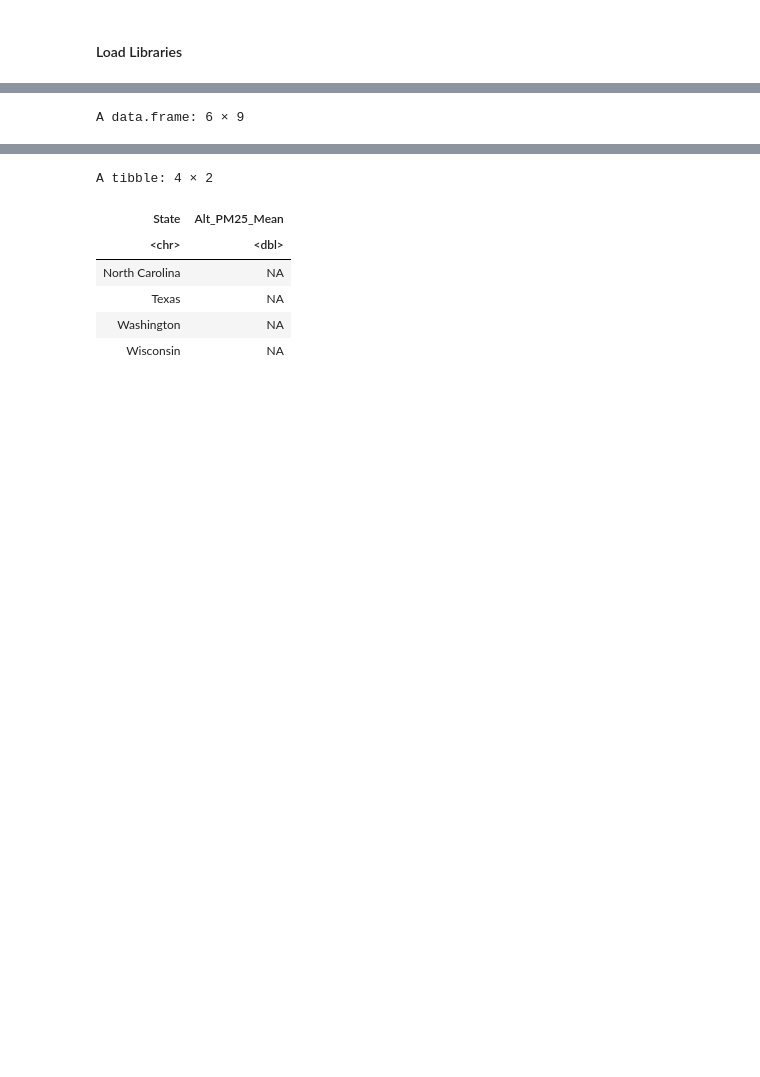
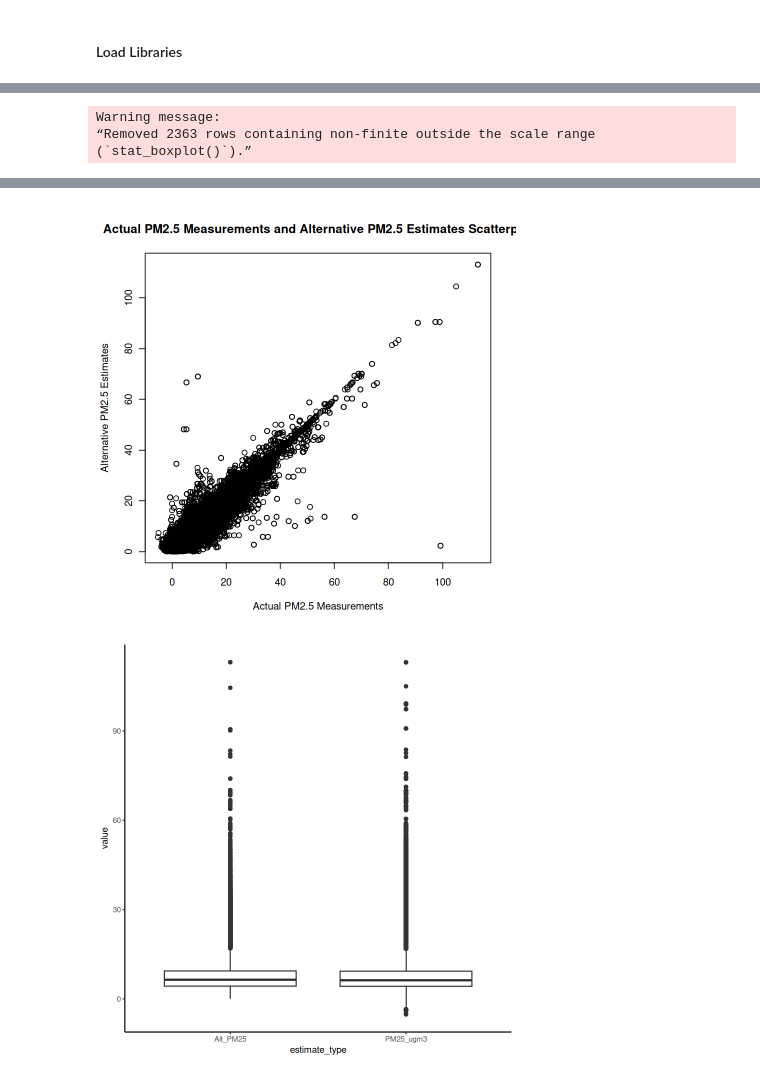
Before and after one commit to sethmgerhart/yale_capstone_public, a Jupyter notebook: A_analysis/air_monitors/C_air_monitors_w_alt_data_QA_check.ipynb, the cells around one changed output, grey strips where cells are left out. Saved outputs shown, nothing was run; the diff lists cells and outputs as text; code cells hidden in the pictures; blank space fills up the shorter version.

```diff
--- a/A_analysis/air_monitors/C_air_monitors_w_alt_data_QA_check.ipynb
+++ b/A_analysis/air_monitors/C_air_monitors_w_alt_data_QA_check.ipynb
@@ -191,9 +125,22 @@ print("Successfully exported dataset!")
 # %%
-#Purpose of Cell Block: Load Processed AQM+AltPM25 Dataset
-head(DF_monitors_on_date_subset)
-DF_check_subset <- DF_monitors_on_date_subset %>%
-    group_by(State) %>%
-    summarise(Alt_PM25_Mean = mean(Alt_PM25))
-DF_check_subset
+#Purpose of Cell: Assess variabels for possible correlation and identify any outliers
+plot(
+    x = DF_altpm25_processed$PM25_ugm3,
+    y = DF_altpm25_processed$Alt_PM25,
+    xlab = "Actual PM2.5 Measurements",
+    ylab = "Alternative PM2.5 Estimates",
+    main = "Actual PM2.5 Measurements and Alternative PM2.5 Estimates Scatterplot"
+)
+
+#Look for outliers
+DF_altpm25_processed %>%
+    pivot_longer(c(PM25_ugm3, Alt_PM25), names_to="estimate_type", values_to="value") %>%
+    ggplot(aes(x=estimate_type, y=value)) +
+    geom_boxplot() +
+    theme_classic()
+
+#Conclusion: The variables appear to correlate well with each other, though there are several outliers that may need to be addressed.
 # %% [output]
-A data.frame: 6 × 9
+Warning message:
+“Removed 2363 rows containing non-finite outside the scale range
+(`stat_boxplot()`).”
@@ -208,7 +147,2 @@ A data.frame: 6 × 9
-A tibble: 4 × 2
-| State | Alt_PM25_Mean |
-| <chr> | <dbl> |
-| North Carolina | NA |
-| Texas | NA |
-| Washington | NA |
-| Wisconsin | NA |
+[figure, added]
+[figure, added]
```
Also changed, not shown: parts of 15 cells of this notebook, 4 other files.
